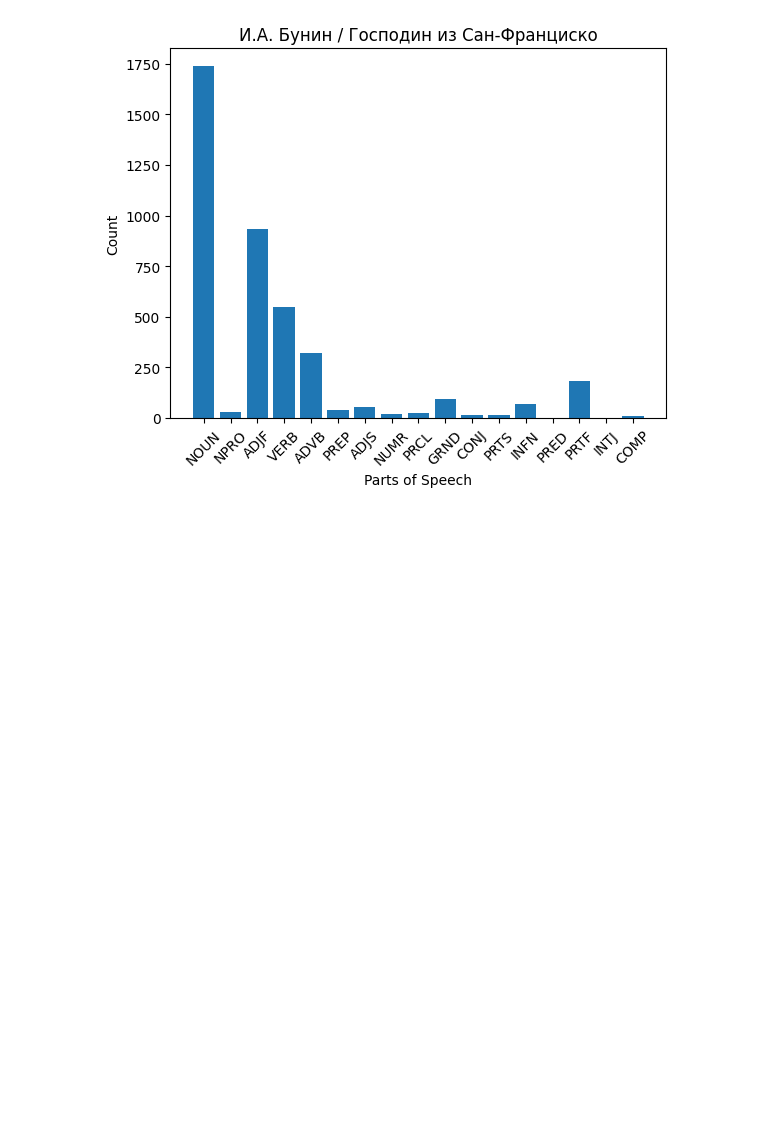
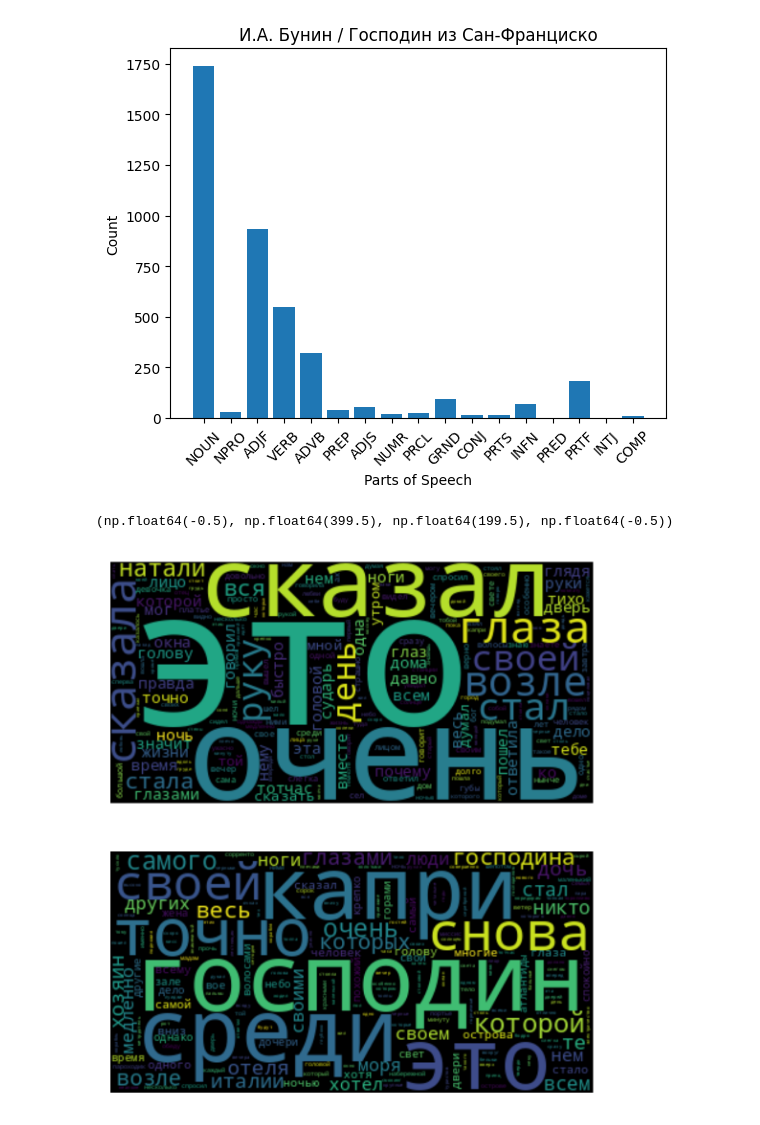
Before and after one commit to danila-zol/Introduction_to_Python_SAS, a Jupyter notebook: Code_Examples/Lecture6/text_analysis_ru.ipynb, the cells around one changed output. Cells and saved outputs as stored; diff of their text form; code cells hidden in the pictures; blank space fills up the shorter version.

```diff
--- a/Code_Examples/Lecture6/text_analysis_ru.ipynb
+++ b/Code_Examples/Lecture6/text_analysis_ru.ipynb
@@ -238,3 +238,46 @@ ax.set_title("И.А. Бунин / Господин из Сан-Франциск
 ax.tick_params(axis='x', labelrotation=45)
 # %% [output]
 [figure]
+# %%
+def preprocess(whole_text: str, ex_stopwords: list[str] = []) -> list[str]:
+    tokenized_text = nltk.word_tokenize(whole_text)
+
+    stop = stopwords.words("russian")
+    stop.extend(ex_stopwords)    # Initializing stopwords and appending extra if provided
+
+    filtered_text = [word.lower() for word in tokenized_text
+                    if word.lower() not in stop and word.isalpha()]
+
+    return filtered_text
+# %%
+books = {
+    "Alleyways": "./data/text_analysis_ru/alleys.txt",
+    "San-Francisco": "./data/text_analysis_ru/san-francisco.txt",
+}
+
+# books.items() returns an iterable of tuples [("key": "value"), ...] which we unpack into two variables here
+for book, path in books.items():
+    with open(path, "r", encoding="Windows 1251") as file:
+           books.update(
+               {
+                   book: preprocess(file.read())
+               }
+           )
+# %%
+fig, axs = plt.subplots(2, 1)
+fig.dpi = 300     # Increase the resolution of the figure
+
+axs[0].imshow(
+    WordCloud().generate(" ".join(books["Alleyways"])),
+    interpolation='bilinear'
+)
+axs[1].imshow(
+    WordCloud().generate(" ".join(books["San-Francisco"])),
+    interpolation='bilinear'
+)
+
+axs[0].axis("off")
+axs[1].axis("off")
+# %% [output]
+(np.float64(-0.5), np.float64(399.5), np.float64(199.5), np.float64(-0.5))
+[figure, added]
```
Also changed, not shown: parts of 5 cells of this notebook, 4 other files.
